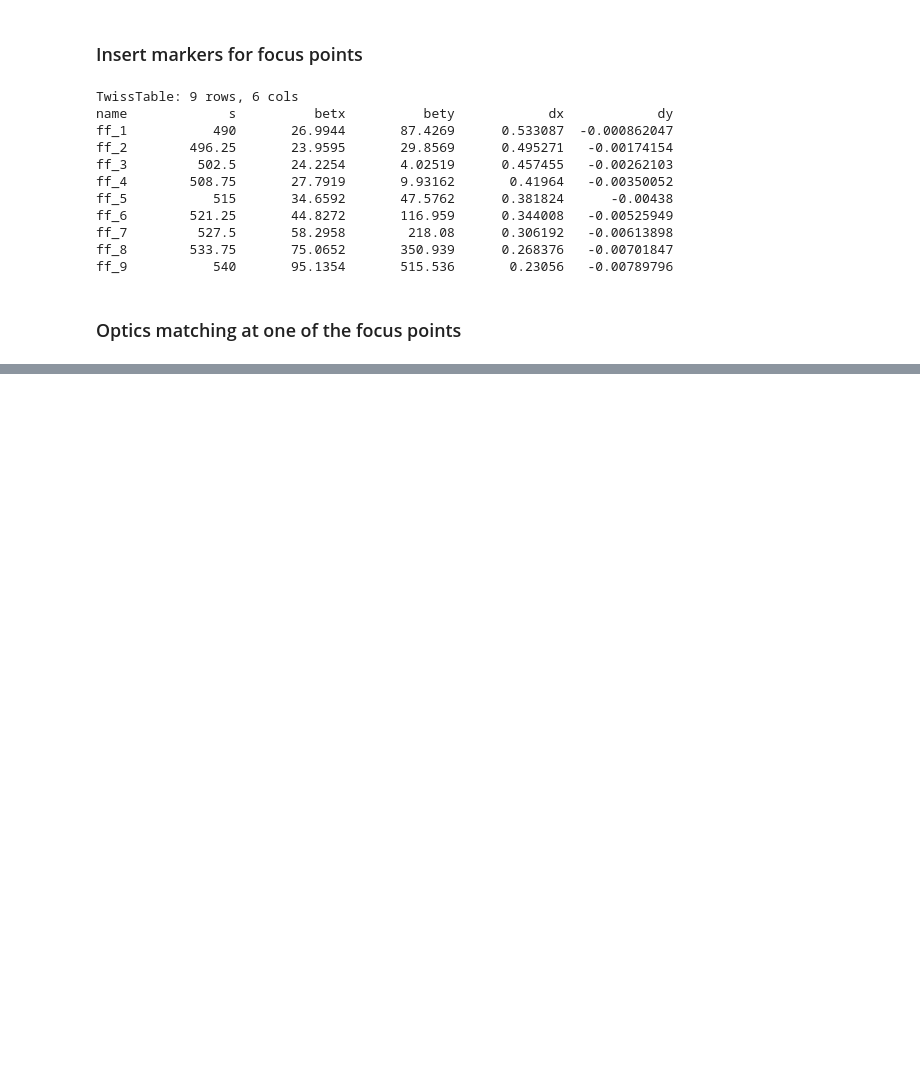
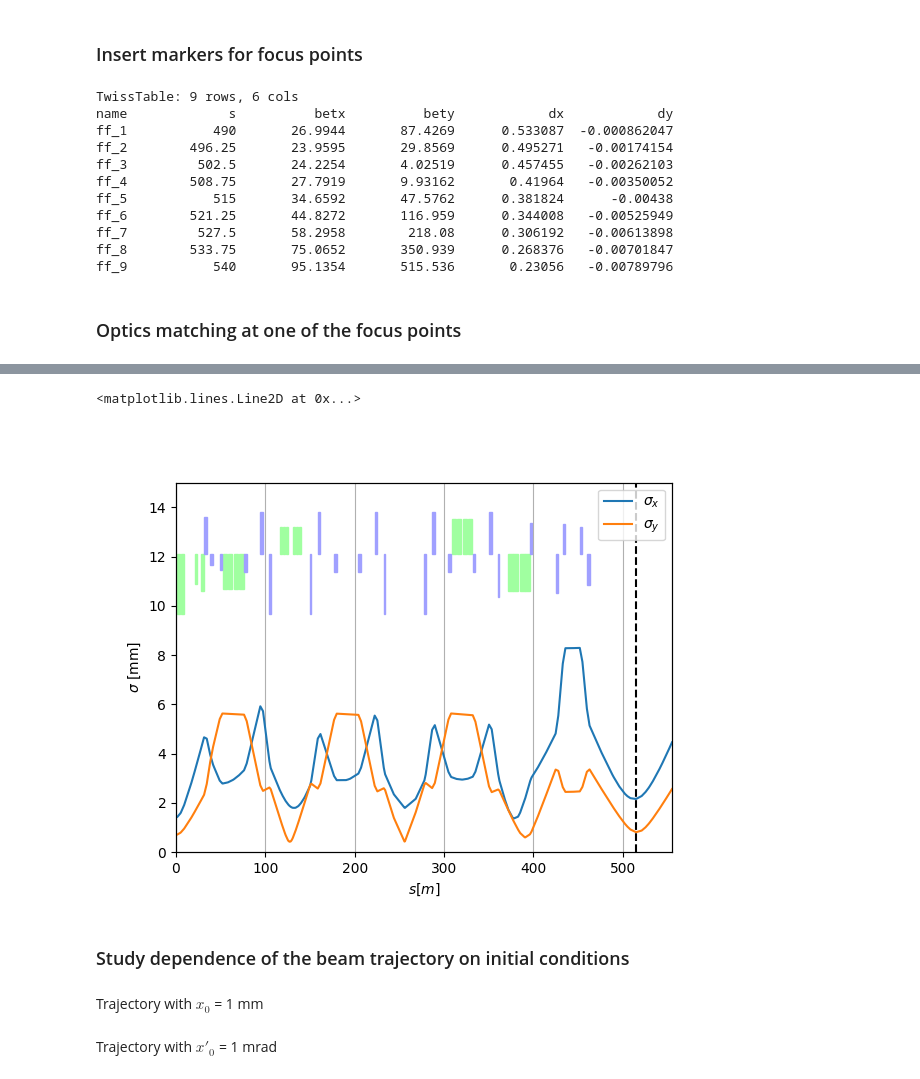
Before and after one commit to xsuite/tutorial_experimental_beamline, a Jupyter notebook: notebook_00_secondary_beamline_example.ipynb, the cells around one changed output, grey strips where cells are left out. Drawn from its saved outputs; the diff is of its cells as text; code cells hidden in the pictures; blank space fills up the shorter version.

```diff
--- a/notebook_00_secondary_beamline_example.ipynb
+++ b/notebook_00_secondary_beamline_example.ipynb
@@ -284,0 +289,2 @@ plt.axvline(x=tw['s', 'ff_5'], color='k', linestyle='--')
+# %%
+bsz = tw2.get_beam_covariance(gemitt_x=2e-7, gemitt_y=5e-8)
@@ -284,0 +305,25 @@ plt.axvline(x=tw['s', 'ff_5'], color='k', linestyle='--')
+# %%
+plt.figure()
+ax = plt.gca()
+
+# Plot the lattice
+bsplt = tw.plot(lattice_only=True, ax=ax)
+
+# Plot beam sizes on top
+ax = bsplt.left
+ax.plot(bsz.s, 1e3*bsz.sigma_x, label=r'$\sigma_x$')
+ax.plot(bsz.s, 1e3*bsz.sigma_y, label=r'$\sigma_y$')
+
+# Adjust figure
+ax.set_ylabel(r'$\sigma$ [mm]')
+ax.legend(loc='upper right')
+bsplt.lattice.set_ylim(-5, 1.2)
+ax.set_ylim(0, 15)
+plt.axvline(x=tw['s', 'ff_5'], color='k', linestyle='--')
+# %% [output]
+<matplotlib.lines.Line2D at 0x...>
+[figure, added]
+# %% [markdown]
+### Study dependence of the beam trajectory on initial conditions
+# %% [markdown]
+Trajectory with $x_0$ = 1 mm
@@ -284,0 +332,2 @@ plt.axvline(x=tw['s', 'ff_5'], color='k', linestyle='--')
+# %% [markdown]
+Trajectory with $x'_0$ = 1 mrad
```
Also changed, not shown: parts of 12 cells of this notebook.
